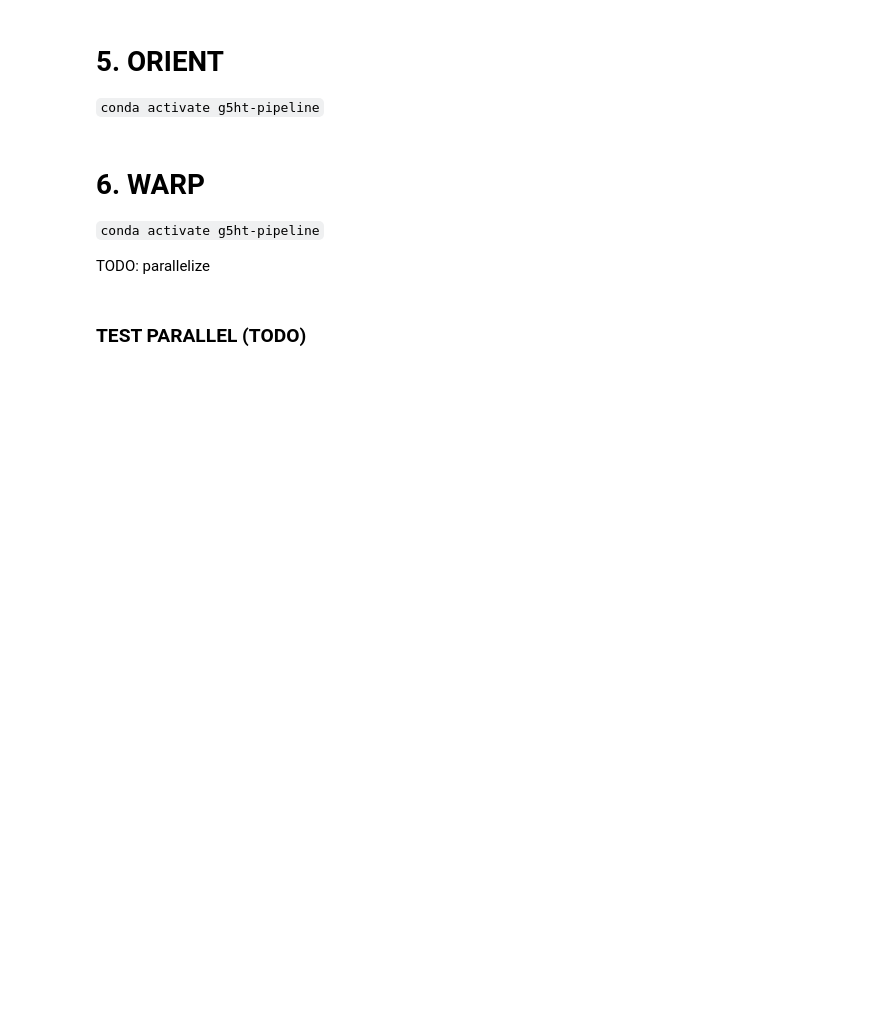
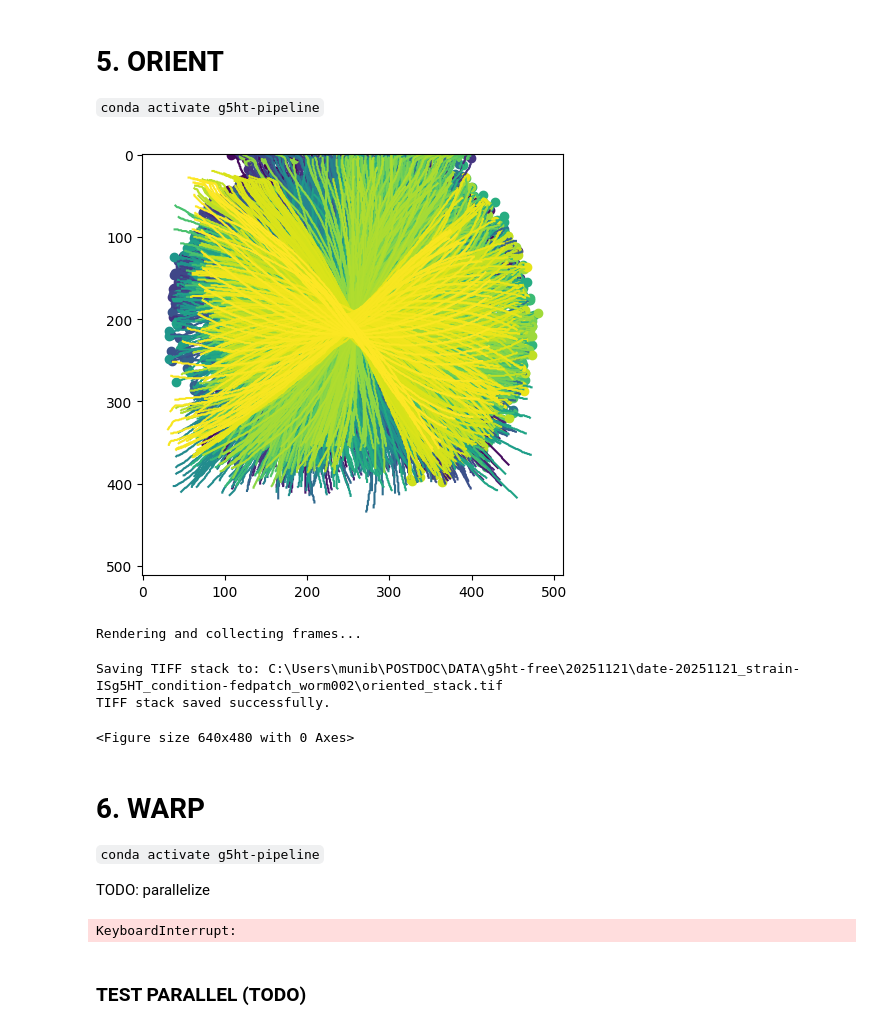
Before and after one commit to MunibH/g5ht-pipeline, a Jupyter notebook: run_pipeline.ipynb, the cells around one changed output. Saved outputs shown, nothing was run; the diff lists cells and outputs as text; code cells hidden in the pictures; blank space fills up the shorter version.

```diff
--- a/run_pipeline.ipynb
+++ b/run_pipeline.ipynb
@@ -192,15 +191,21 @@ get_spline()
 # %%
 import sys
 import os
 from orient import main as find_orientation
 
 # PTH = r'C:\Users\munib\POSTDOC\DATA\g5ht-free\20251028\date-20251028_time-1500_strain-ISg5HT_condition-starvedpatch_worm001\spline.json'
-PTH = r'C:\Users\munib\POSTDOC\DATA\g5ht-free\022025_eft_41z_starved_worm002\022025_eft_41z_starved_worm002\spline.json'
+PTH = r'C:\Users\munib\POSTDOC\DATA\g5ht-free\20251121\date-20251121_strain-ISg5HT_condition-fedpatch_worm002\spline.json'
 
 # command-line arguments
-sys.argv = ["", PTH, 100, 400]
+sys.argv = ["", PTH, 108, 42]
 
 find_orientation()
+# %% [output]
+[figure, added]
+Rendering and collecting frames...
+Saving TIFF stack to: C:\Users\munib\POSTDOC\DATA\g5ht-free\20251121\date-20251121_strain-ISg5HT_condition-fedpatch_worm002\oriented_stack.tif
+TIFF stack saved successfully.
+<Figure size 640x480 with 0 Axes>
 # %% [markdown]
 # 6. WARP
 
@@ -212,15 +217,23 @@ import sys
 import os
 from warp import main as warp_worm
 from tqdm import tqdm
+from utils import get_range_from_nd2
 
-PTH = r'C:\Users\munib\POSTDOC\DATA\g5ht-free\20251028\date-20251028_time-1500_strain-ISg5HT_condition-starvedpatch_worm001'
-# PTH = r'C:\Users\munib\POSTDOC\DATA\g5ht-free\022025_eft_41z_starved_worm002\022025_eft_41z_starved_worm002'
+DATA_PTH = r'C:\Users\munib\POSTDOC\DATA\g5ht-free\20251121'
+INPUT_ND2 = 'date-20251121_strain-ISg5HT_condition-fedpatch_worm002.nd2'
+INPUT_ND2_PTH = os.path.join(DATA_PTH, INPUT_ND2)
+STACK_LENGTH = 15
+num_frames, height, width, num_channels = get_range_from_nd2(INPUT_ND2_PTH, stack_length=STACK_LENGTH)
 
-for i in tqdm(range(1200)):
+PTH = r'C:\Users\munib\POSTDOC\DATA\g5ht-free\20251121\date-20251121_strain-ISg5HT_condition-fedpatch_worm002'
+
+for i in tqdm(range(num_frames)):
     # command-line arguments
     sys.argv = ["", PTH, i]
 
     warp_worm()
+# %% [output]
+KeyboardInterrupt:
 # %% [markdown]
 ### TEST PARALLEL (TODO)
 # %%
```
Also changed, not shown: parts of 19 cells of this notebook, 5 other files.
